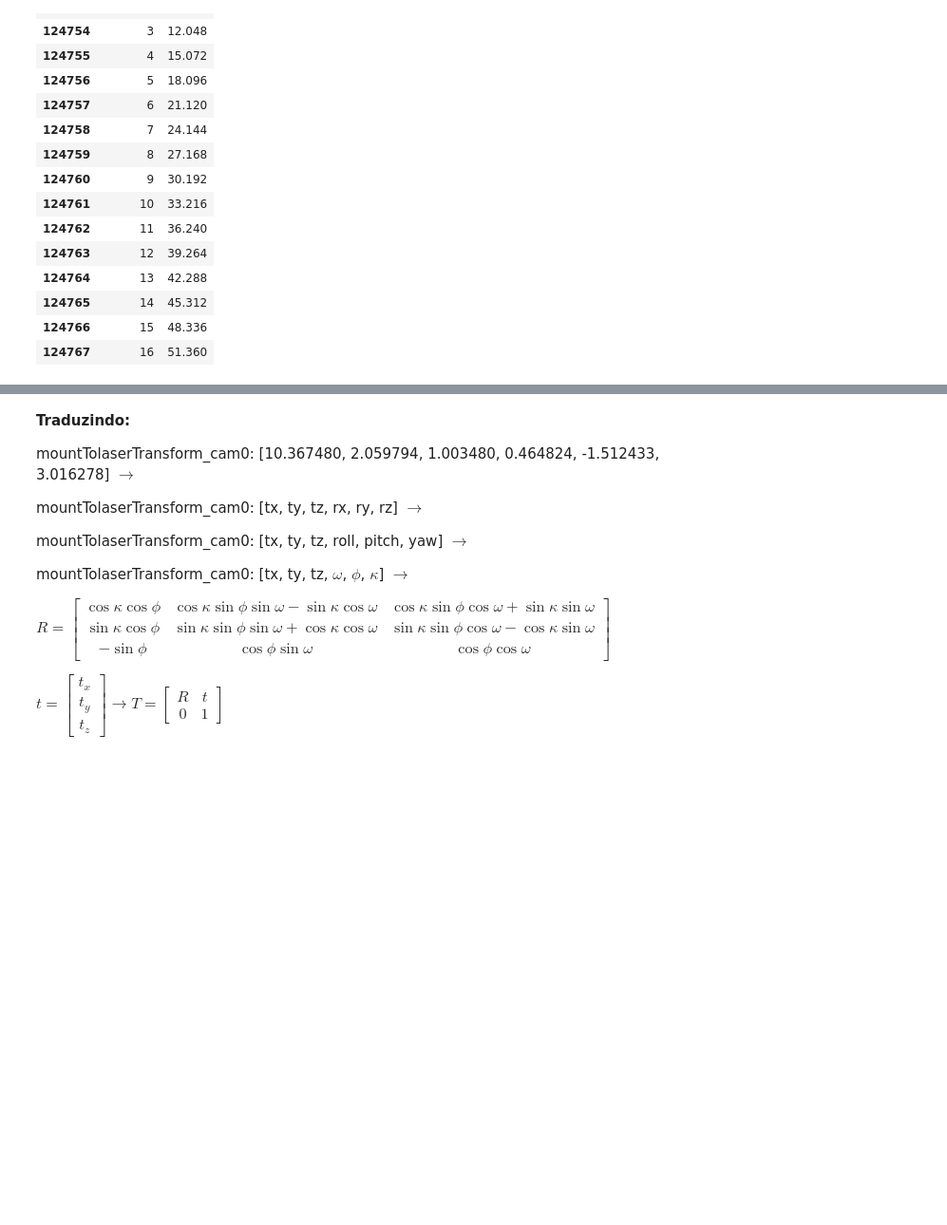
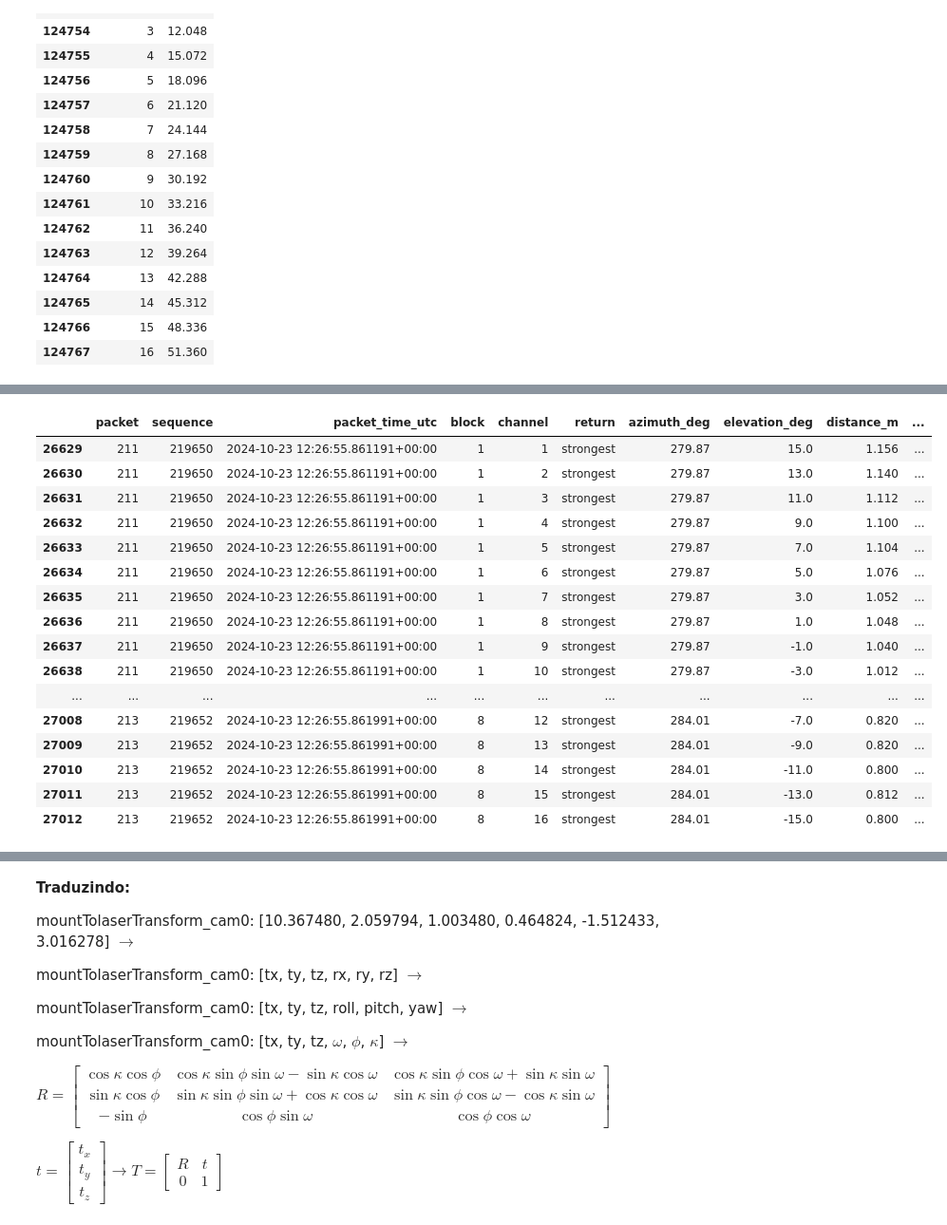
Before and after one commit to HumbertoDiego/LevantamentoLidarIME, a Jupyter notebook: 03_Exploracao.ipynb, the cells around one changed output, grey strips where cells are left out. Shown at 95% size. Drawn from its saved outputs; the diff is of its cells as text; code cells hidden in the pictures; blank space fills up the shorter version.

```diff
--- a/03_Exploracao.ipynb
+++ b/03_Exploracao.ipynb
@@ -622,0 +774,6 @@ lidar_points.to_csv("dados/amostras/lidar_points.csv", index=False)
+# %%
+# If new, start from here
+import pandas as pd
+lidar_points = pd.read_csv("dados/amostras/lidar_points.csv")
+packet = lidar_points[(lidar_points["packet_time_utc"] > '2024-10-23 12:26:55.861') & (lidar_points["packet_time_utc"] < '2024-10-23 12:26:55.862')]
+packet
@@ -622,0 +794,21 @@ lidar_points.to_csv("dados/amostras/lidar_points.csv", index=False)
+# %%
+pd.set_option('display.max_row', None)
+packet
+# %% [output]
+|  | packet | sequence | packet_time_utc | block | channel | return | azimuth_deg | elevation_deg | distance_m | ... |
+| 26629 | 211 | 219650 | 2024-10-23 12:26:55.861191+00:00 | 1 | 1 | strongest | 279.87 | 15.0 | 1.156 | ... |
+| 26630 | 211 | 219650 | 2024-10-23 12:26:55.861191+00:00 | 1 | 2 | strongest | 279.87 | 13.0 | 1.140 | ... |
+| 26631 | 211 | 219650 | 2024-10-23 12:26:55.861191+00:00 | 1 | 3 | strongest | 279.87 | 11.0 | 1.112 | ... |
+| 26632 | 211 | 219650 | 2024-10-23 12:26:55.861191+00:00 | 1 | 4 | strongest | 279.87 | 9.0 | 1.100 | ... |
+| 26633 | 211 | 219650 | 2024-10-23 12:26:55.861191+00:00 | 1 | 5 | strongest | 279.87 | 7.0 | 1.104 | ... |
+| 26634 | 211 | 219650 | 2024-10-23 12:26:55.861191+00:00 | 1 | 6 | strongest | 279.87 | 5.0 | 1.076 | ... |
+| 26635 | 211 | 219650 | 2024-10-23 12:26:55.861191+00:00 | 1 | 7 | strongest | 279.87 | 3.0 | 1.052 | ... |
+| 26636 | 211 | 219650 | 2024-10-23 12:26:55.861191+00:00 | 1 | 8 | strongest | 279.87 | 1.0 | 1.048 | ... |
+| 26637 | 211 | 219650 | 2024-10-23 12:26:55.861191+00:00 | 1 | 9 | strongest | 279.87 | -1.0 | 1.040 | ... |
+| 26638 | 211 | 219650 | 2024-10-23 12:26:55.861191+00:00 | 1 | 10 | strongest | 279.87 | -3.0 | 1.012 | ... |
+| ... | ... | ... | ... | ... | ... | ... | ... | ... | ... | ... |
+| 27008 | 213 | 219652 | 2024-10-23 12:26:55.861991+00:00 | 8 | 12 | strongest | 284.01 | -7.0 | 0.820 | ... |
+| 27009 | 213 | 219652 | 2024-10-23 12:26:55.861991+00:00 | 8 | 13 | strongest | 284.01 | -9.0 | 0.820 | ... |
+| 27010 | 213 | 219652 | 2024-10-23 12:26:55.861991+00:00 | 8 | 14 | strongest | 284.01 | -11.0 | 0.800 | ... |
+| 27011 | 213 | 219652 | 2024-10-23 12:26:55.861991+00:00 | 8 | 15 | strongest | 284.01 | -13.0 | 0.812 | ... |
+| 27012 | 213 | 219652 | 2024-10-23 12:26:55.861991+00:00 | 8 | 16 | strongest | 284.01 | -15.0 | 0.800 | ... |
```
Also changed, not shown: parts of 45 cells of this notebook, 6 other files.
